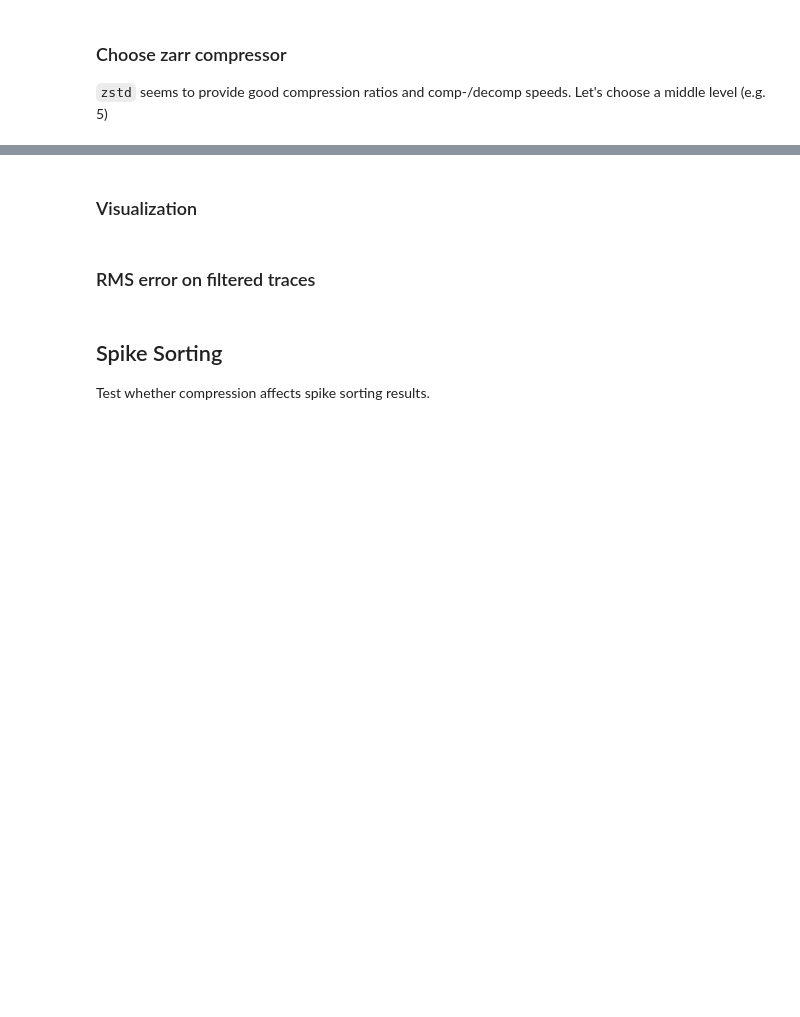
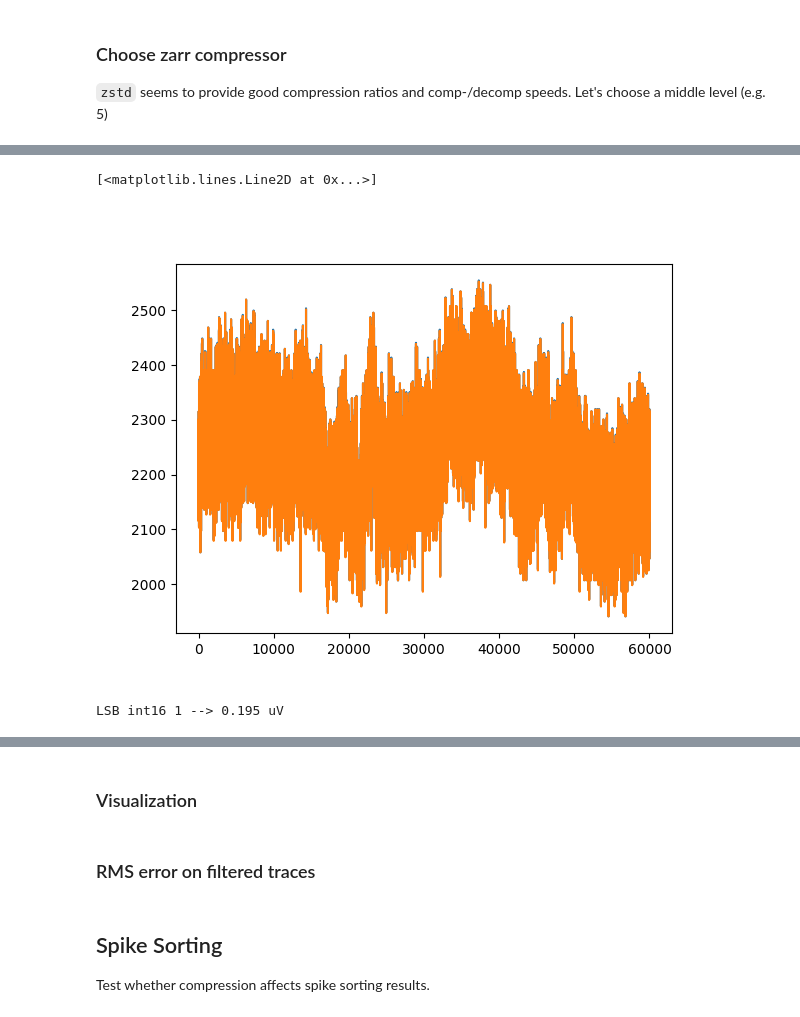
Before and after one commit to AllenNeuralDynamics/ephys-compression, a Jupyter notebook: notebooks/zarr-compression.ipynb, the cells around one changed output, grey strips where cells are left out. Cells and saved outputs as stored; diff of their text form; code cells hidden in the pictures; blank space fills up the shorter version.

```diff
--- a/notebooks/zarr-compression.ipynb
+++ b/notebooks/zarr-compression.ipynb
@@ -89,0 +361,11 @@ stub = 30
+# %%
+rec_stub_pre = si.scale(rec_stub, gain=1. / lsb, offset=-min_values, dtype="int16", gain_first=False)
+rec_stub_post = si.scale(rec_stub_pre, gain=lsb, offset=min_values, dtype="int16")
+# %%
+# tr_orig = rec_stub.get_traces()
+# tr_pre1 = rec_stub_pre1.get_traces()
+# tr_pre2 = rec_stub_pre2.get_traces()
+# tr_post1 = rec_stub_post1.get_traces()
+# tr_post2 = rec_stub_post2.get_traces()
+tr_pre = rec_stub_pre.get_traces()
+tr_post = rec_stub_post.get_traces()
@@ -89,0 +392,38 @@ stub = 30
+# %%
+ch = -2
+# %%
+# plt.figure()
+
+# plt.plot(tr_orig[:, ch])
+# plt.plot(tr_post2[:, ch])
+
+
+# plt.figure()
+# plt.plot(tr_pre1[:, ch])
+# plt.plot(tr_post1[:, ch])
+
+
+plt.figure()
+plt.plot(tr_orig[:, ch])
+plt.plot(tr_post[:, ch])
+# %% [output]
+[<matplotlib.lines.Line2D at 0x...>]
+[figure, added]
+# %%
+lsb = 0
+num_random_chunks = 5
+# channel_idxs = np.arange(chunks_i2.shape[1])
+min_values = np.ones(len(channel_idxs), dtype=int) * 2000
+# for i in tqdm(range(num_random_chunks)):
+chunks_i2 = rec_stub_pre.get_traces() #si.get_random_data_chunks(rec, seed=i**2)
+for ch in channel_idxs:
+    unique_vals = np.unique(chunks_i2[:, ch])
+    unique_vals_abs = np.abs(unique_vals)
+    lsb_ = np.min(np.diff(np.sort(unique_vals)))
+    min_values[ch] = np.min([min_values[ch], np.min(unique_vals_abs)])
+    if lsb_ > lsb:
+        lsb = lsb_
+assert np.ptp(chunks_i2[:, ch]) <= lsb * (2 ** nbits)
+print(f"LSB int16 {lsb} --> {lsb * 0.195} uV")
+# %% [output]
+LSB int16 1 --> 0.195 uV
```
Also changed, not shown: parts of 111 cells of this notebook, 4 other files.
